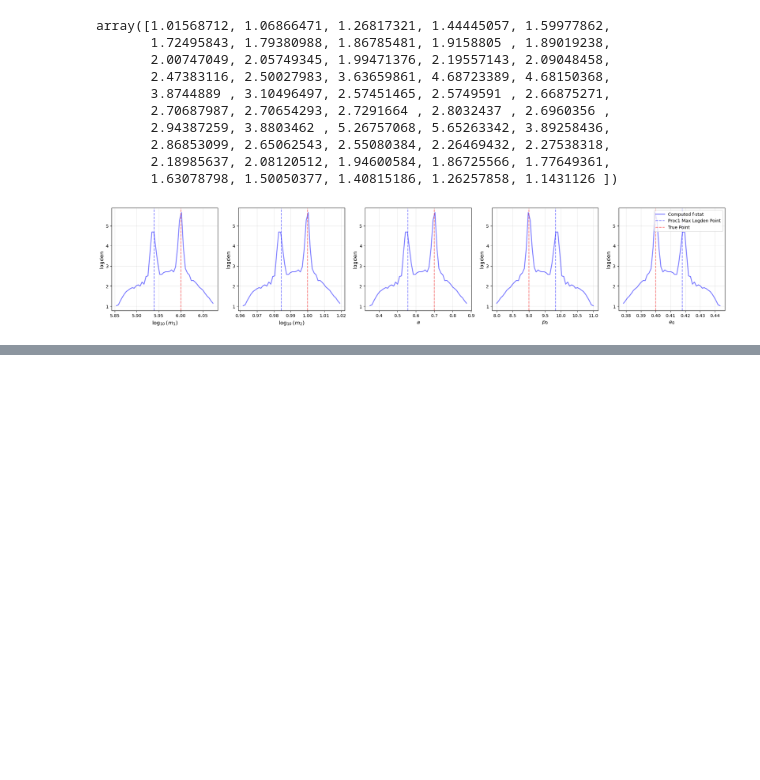
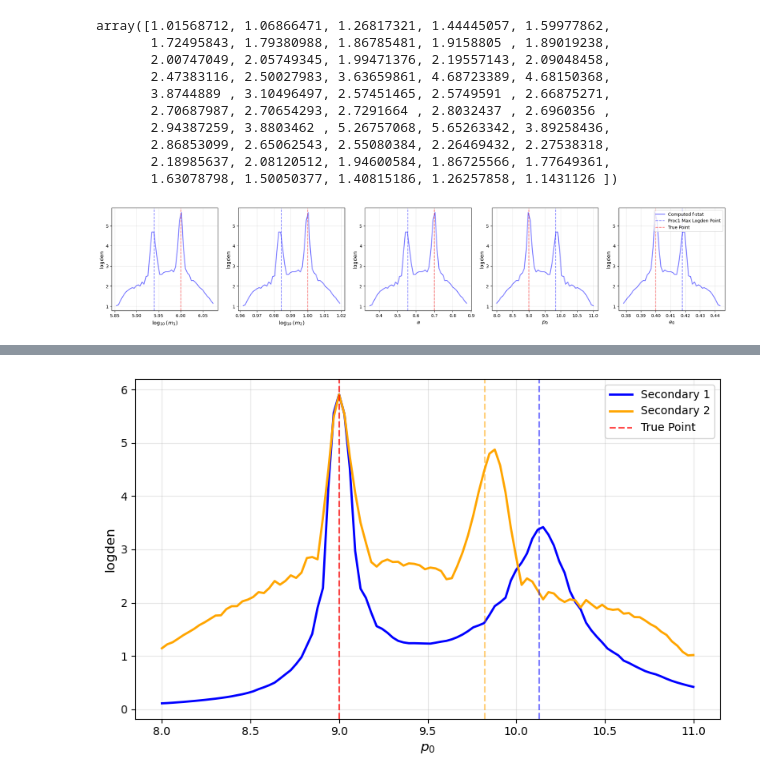
Before and after one commit to verasha/FEWNEW, a Jupyter notebook: work/search/intrinsic_ffunc_3mth_snr32_run4.ipynb, the cells around one changed output, grey strips where cells are left out. Saved outputs shown, nothing was run; the diff lists cells and outputs as text; code cells hidden in the pictures; blank space fills up the shorter version.

```diff
--- a/work/search/intrinsic_ffunc_3mth_snr32_run4.ipynb
+++ b/work/search/intrinsic_ffunc_3mth_snr32_run4.ipynb
@@ -718,0 +612,15 @@ plt.tight_layout()
+# %%
+# --- Plot ---
+fig, ax = plt.subplots(figsize=(8, 5))
+ax.plot(line_pts1[3], logden_p0_s1, '-', color='blue',   linewidth=2, label='Secondary 1')
+ax.plot(line_pts2[3], logden_p0_s2, '-', color='orange', linewidth=2, label='Secondary 2')
+ax.axvline(start1[3],      color='blue',   linestyle='--', alpha=0.5)
+ax.axvline(start2[3],      color='orange', linestyle='--', alpha=0.5)
+ax.axvline(param_true[3],  color='red',    linestyle='--', alpha=0.7, label='True Point')
+ax.set_xlabel(r'$p_0$', fontsize=12)
+ax.set_ylabel('logden', fontsize=12)
+ax.legend()
+ax.grid(alpha=0.3)
+plt.tight_layout()
+# %% [output]
+[figure, added]
```
Also changed, not shown: parts of 11 cells of this notebook, 4 other files.
